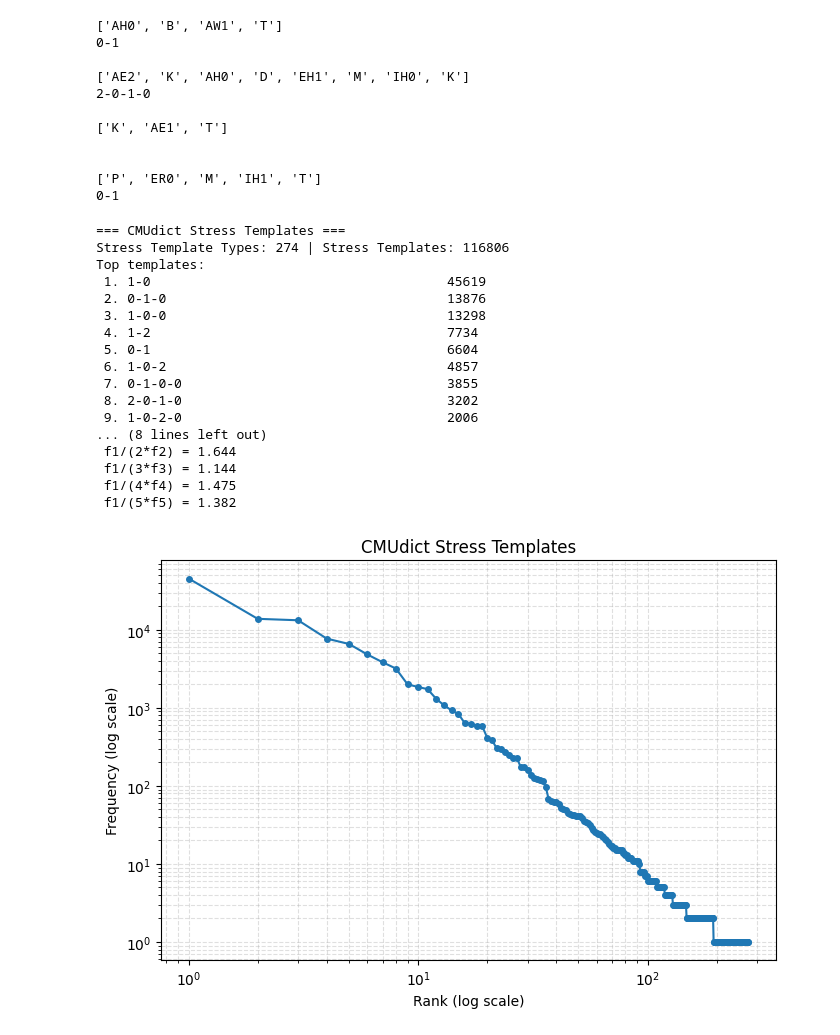
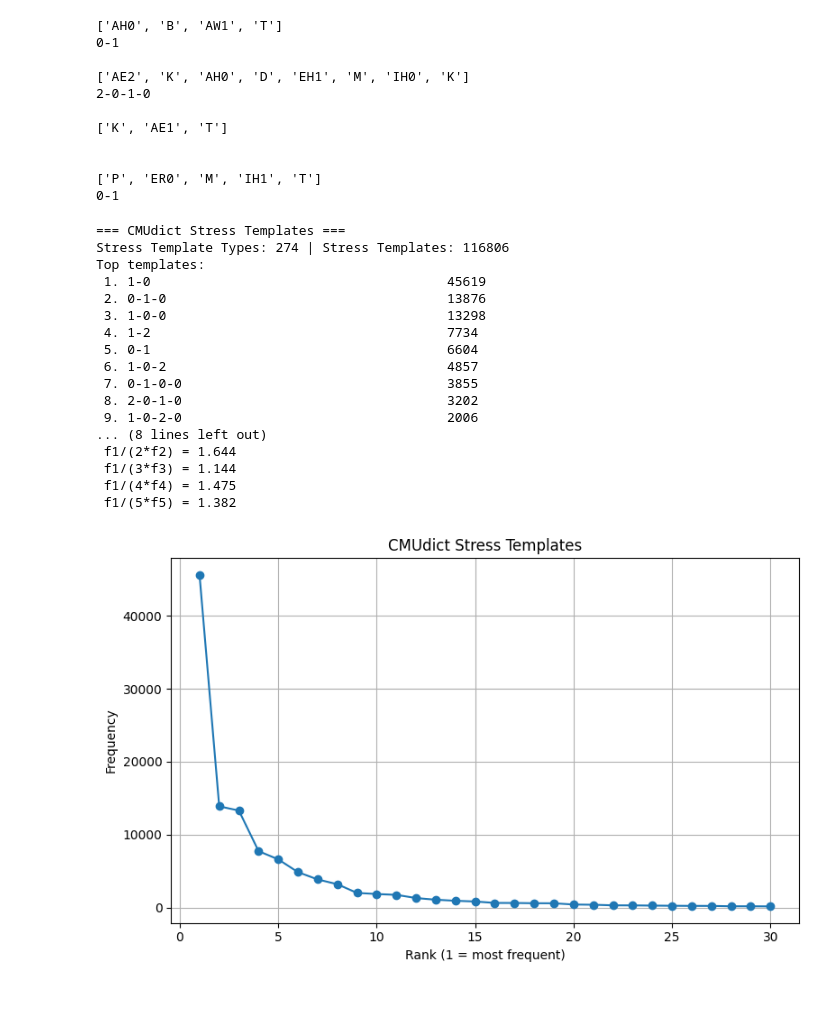
Before and after one commit to rumihoney/zipfs-law-hackathon, a Jupyter notebook: 05_phonetics_phonology/prompt_11_syllable_stress.ipynb, the cells around one changed output. Saved outputs shown, nothing was run; the diff lists cells and outputs as text; code cells hidden in the pictures; blank space fills up the shorter version.

```diff
--- a/05_phonetics_phonology/prompt_11_syllable_stress.ipynb
+++ b/05_phonetics_phonology/prompt_11_syllable_stress.ipynb
@@ -47,17 +47,20 @@ def zipf_quick_report(items, title="", topn=15):
         print(" f1/(5*f5) =", round(f1/(5*f5), 3))
     return ranked
 
-# Optional plotting cell (instructor can pre-enable if matplotlib is available)
-def zipf_plot(ranked, n=1000, title="Zipf Plot"):
+# Regular-scale plot
+def zipf_plot(ranked, n=30, title="Frequency by Rank"):
     import matplotlib.pyplot as plt
-    ranks = list(range(1, min(n, len(ranked)) + 1))
-    freqs = [ranked[i - 1][1] for i in ranks]
-    plt.figure(figsize=(7, 5))
-    plt.loglog(ranks, freqs, marker='o', linestyle='-', markersize=4)
-    plt.xlabel("Rank (log scale)")
-    plt.ylabel("Frequency (log scale)")
+    number_to_plot = min(n, len(ranked))
+    ranks = list(range(1, number_to_plot + 1))
+    frequencies = []
+    for i in ranks:
+        frequencies.append(ranked[i - 1][1])
+    plt.figure(figsize=(8, 5))
+    plt.plot(ranks, frequencies, marker="o")
+    plt.xlabel("Rank (1 = most frequent)")
+    plt.ylabel("Frequency")
     plt.title(title)
-    plt.grid(True, which="both", linestyle="--", alpha=0.4)
+    plt.grid(True)
     plt.tight_layout()
     plt.show()
 # %%
@@ -117,27 +120,24 @@ for word in cmu_dict:
         if template != "":
             stress_templates.append(template)
 # %%
-zipf_quick_report(stress_templates, title="CMUdict Stress Templates")
-
-ranked_templates = zipf_prep(stress_templates)
-
-zipf_plot(ranked_templates, title="CMUdict Stress Templates")
+ranked = zipf_quick_report(stress_templates, title="CMUdict Stress Templates")
+zipf_plot(ranked, title="CMUdict Stress Templates")
 # %% [output]
 === CMUdict Stress Templates ===
 Stress Template Types: 274 | Stress Templates: 116806
 Top templates:
  1. 1-0                                      45619
  2. 0-1-0                                    13876
  3. 1-0-0                                    13298
  4. 1-2                                      7734
  5. 0-1                                      6604
  6. 1-0-2                                    4857
  7. 0-1-0-0                                  3855
  8. 2-0-1-0                                  3202
  9. 1-0-2-0                                  2006
 ... (8 lines left out)
  f1/(2*f2) = 1.644
  f1/(3*f3) = 1.144
  f1/(4*f4) = 1.475
  f1/(5*f5) = 1.382
-[figure, old version]
+[figure, new version]
```
Also changed, not shown: parts of 1 cell of this notebook, 1 other file.
